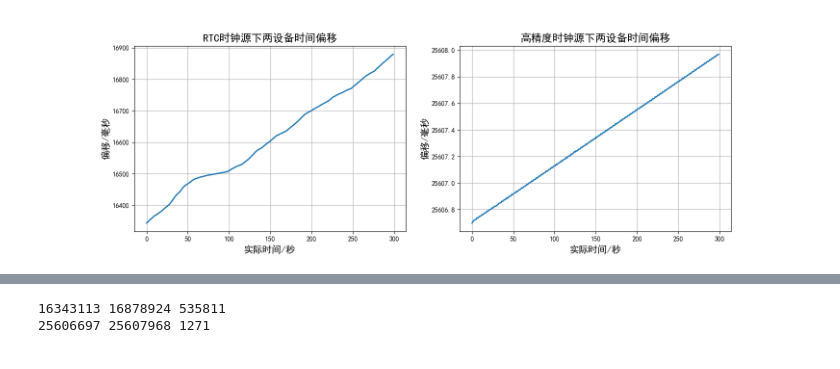
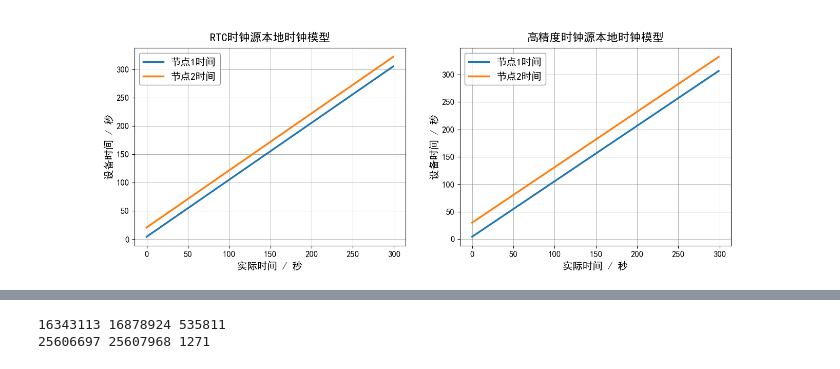
Before and after one commit to ad1510875353/blesync_client_nimble, a Jupyter notebook: analyse.ipynb, the cells around one changed output, grey strips where cells are left out. Drawn from its saved outputs; the diff is of its cells as text; code cells hidden in the pictures.

```diff
--- a/analyse.ipynb
+++ b/analyse.ipynb
@@ -80,30 +9,0 @@ plt.savefig('time_model.png',dpi=600,bbox_inches='tight')
-# %%
-# 时钟偏移绘图
-# 调整图形大小
-plt.figure(figsize=(16, 5))
-
-# 第一个子图：RTC时钟源下两设备时间偏移
-plt.subplot(121)
-plt.plot(x, delta_rtc/1000, linewidth=2)
-plt.title('RTC时钟源下两设备时间偏移', fontsize=16, fontweight='bold')
-plt.xlabel('实际时间/秒', fontsize=14)
-plt.ylabel('偏移/毫秒', fontsize=14)
-plt.grid(True)
-
-# 第二个子图：高精度时钟源下两设备时间偏移
-plt.subplot(122)
-plt.plot(x, delta_hrt/1000, linewidth=2)
-plt.title('高精度时钟源下两设备时间偏移', fontsize=16, fontweight='bold')
-plt.xlabel('实际时间/秒', fontsize=14)
-plt.ylabel('偏移/毫秒', fontsize=14)
-
-# 设置纵坐标不使用偏差法
-plt.gca().yaxis.set_major_formatter(ScalarFormatter())
-plt.gca().yaxis.get_major_formatter().set_useOffset(False)
-plt.grid(True)
-
-# 显示与保存
-plt.show()
-plt.savefig('time_drift.png',dpi=600,bbox_inches='tight')
-# %% [output]
-[figure, removed]
@@ -109,0 +22,44 @@ plt.savefig('time_drift.png',dpi=600,bbox_inches='tight')
+# %%
+# 只取前面300个点
+N = 300
+x = np.arange(N)
+
+# rtc的数据
+local_times_rtc,node1_times_rtc = extra_data('time_drift_rtc.txt')
+local_times_rtc = local_times_rtc[0:N]
+node1_times_rtc = node1_times_rtc[0:N] + 12000000
+
+# high-resolution的数据
+local_times_hrt,node1_times_hrt = extra_data('time_drift_hrt.txt')
+local_times_hrt = local_times_hrt[0:N]
+node1_times_hrt = node1_times_hrt[0:N]+18000000
+
+# 计算时间偏移
+delta_rtc = node1_times_rtc - local_times_rtc
+delta_hrt = node1_times_hrt - local_times_hrt
+# %%
+# 时钟模型绘图
+def plot_time_model(ax, x, local_times, node_times, title):
+    ax.plot(x, local_times / 1e6, label='节点1时间', linewidth=2.5, color='#1f77b4')
+    ax.plot(x, node_times / 1e6, label='节点2时间', linewidth=2.5, color='#ff7f0e')
+
+    # 设置标题和标签
+    ax.set_title(title, fontsize=16, fontweight='bold', pad=10)  # 增加标题和图形间距
+    ax.set_xlabel('实际时间 / 秒', fontsize=14)  # x轴标签和轴间距
+    ax.set_ylabel('设备时间 / 秒', fontsize=14)  # y轴标签和轴间距
+    # 添加网格，淡化线条以突出数据
+    ax.grid(True, linewidth=0.7, alpha=0.6, color='gray')
+    # 增加图例，靠近数据区域
+    ax.legend(fontsize=14, loc='best', frameon=True, shadow=False, edgecolor='gray')
+    # 调整刻度标签字体大小
+    ax.tick_params(axis='both', which='major', labelsize=12)
+
+fig, axs = plt.subplots(1, 2, figsize=(15, 5))  # 一行两列布局
+# 绘制第一个子图：RTC时钟源设备时钟模型
+plot_time_model(axs[0], x, local_times_rtc, node1_times_rtc, title='RTC时钟源本地时钟模型')
+# 绘制第二个子图：高精度时钟源设备时钟模型
+plot_time_model(axs[1], x, local_times_hrt, node1_times_hrt, title='高精度时钟源本地时钟模型')
+plt.savefig('时钟模型.png', dpi=600, bbox_inches='tight')
+plt.show()
+# %% [output]
+[figure, added]
```
Also changed, not shown: parts of 4 cells of this notebook, 4 other files.
